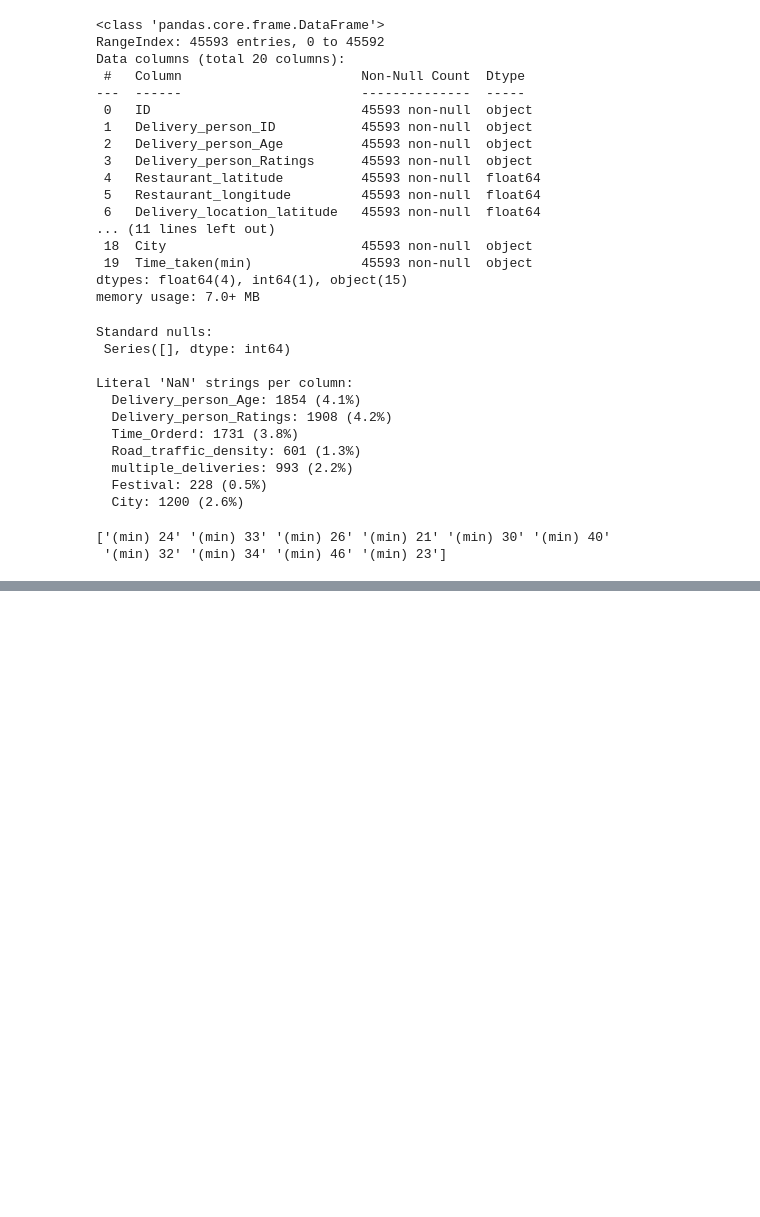
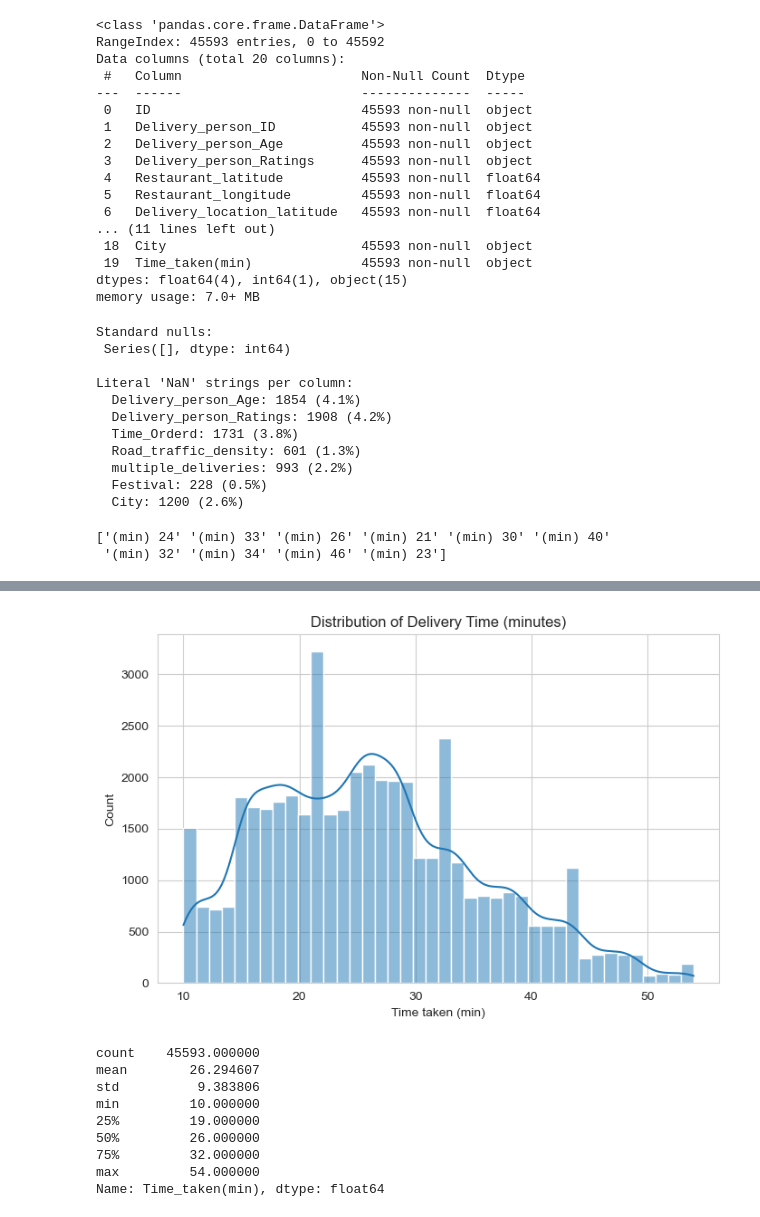
Before and after one commit to Akash-045/berlin-food-delivery-eta-prediction, a Jupyter notebook: 01_data_cleaning_eda.ipynb, the cells around one changed output, grey strips where cells are left out. Drawn from its saved outputs; the diff is of its cells as text; code cells hidden in the pictures; blank space fills up the shorter version.

```diff
--- a/01_data_cleaning_eda.ipynb
+++ b/01_data_cleaning_eda.ipynb
@@ -86,0 +95,7 @@ print(train['Time_taken(min)'].unique()[:10])
+# %%
+## Cleaned the target column
+
+# Time_taken(min) looks like "(min) 24" -> extracted just the number
+train['Time_taken(min)'] = train['Time_taken(min)'].astype(str).str.extract(r'(\d+)').astype(float)
+
+print(train['Time_taken(min)'].describe())
@@ -86,0 +145,10 @@ print(train['Time_taken(min)'].unique()[:10])
+# %%
+## Converted numeric-looking text columns to actual numbers
+
+numeric_cols = ['Delivery_person_Age', 'Delivery_person_Ratings', 'multiple_deliveries']
+
+for col in numeric_cols:
+    train[col] = pd.to_numeric(train[col], errors='coerce')
+    test[col] = pd.to_numeric(test[col], errors='coerce')
+
+train[numeric_cols].dtypes
@@ -86,0 +176,17 @@ print(train['Time_taken(min)'].unique()[:10])
+# %%
+## Imputed missing values
+
+# Numeric columns: fill with median
+for col in ['Delivery_person_Age', 'Delivery_person_Ratings', 'multiple_deliveries']:
+    median_val = train[col].median()
+    train[col] = train[col].fillna(median_val)
+    test[col] = test[col].fillna(median_val)
+
+# Categorical columns: fill with mode
+categorical_to_impute = ['Road_traffic_density', 'Festival', 'City']
+for col in categorical_to_impute:
+    mode_val = train[col].mode()[0]
+    train[col] = train[col].fillna(mode_val)
+    test[col] = test[col].fillna(mode_val)
+
+print("Remaining nulls:\n", train.isnull().sum()[train.isnull().sum() > 0])
@@ -86,0 +229,22 @@ print(train['Time_taken(min)'].unique()[:10])
+# %%
+## Target variable distribution graph
+
+plt.figure(figsize=(8, 5))
+sns.histplot(train['Time_taken(min)'], bins=40, kde=True)
+plt.title('Distribution of Delivery Time (minutes)')
+plt.xlabel('Time taken (min)')
+plt.ylabel('Count')
+plt.show()
+
+print(train['Time_taken(min)'].describe())
+# %% [output]
+[figure, added]
+count    45593.000000
+mean        26.294607
+std          9.383806
+min         10.000000
+25%         19.000000
+50%         26.000000
+75%         32.000000
+max         54.000000
+Name: Time_taken(min), dtype: float64
```
Also changed, not shown: parts of 18 cells of this notebook, 3 other files.
